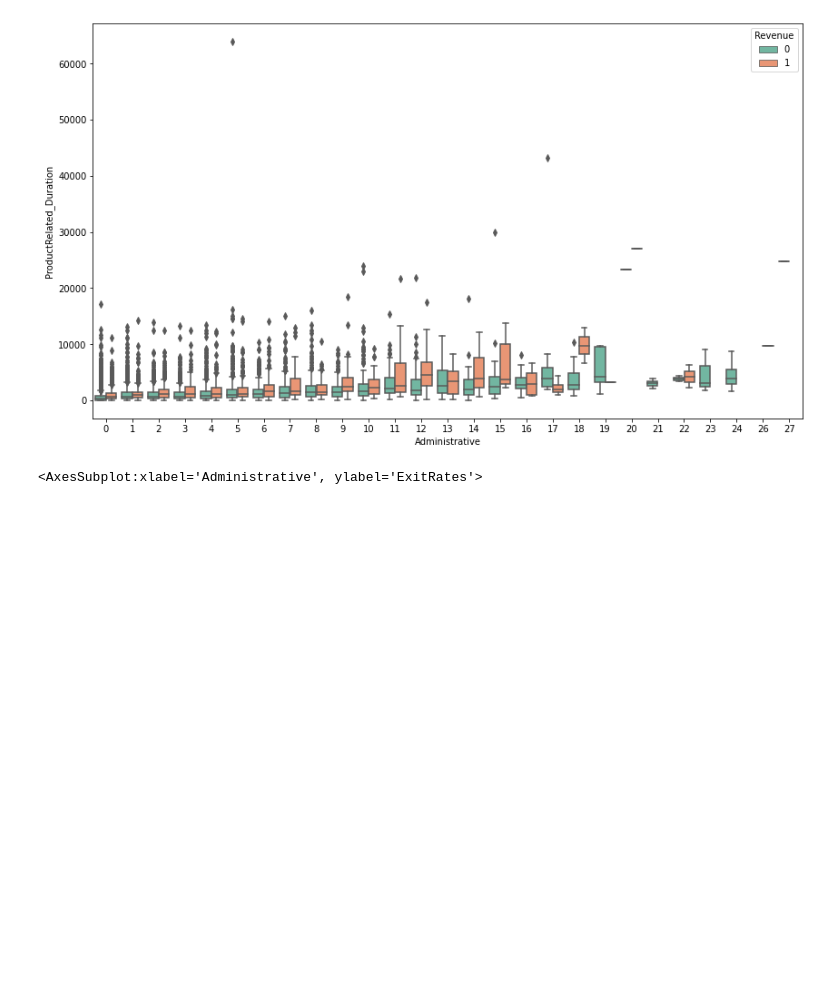
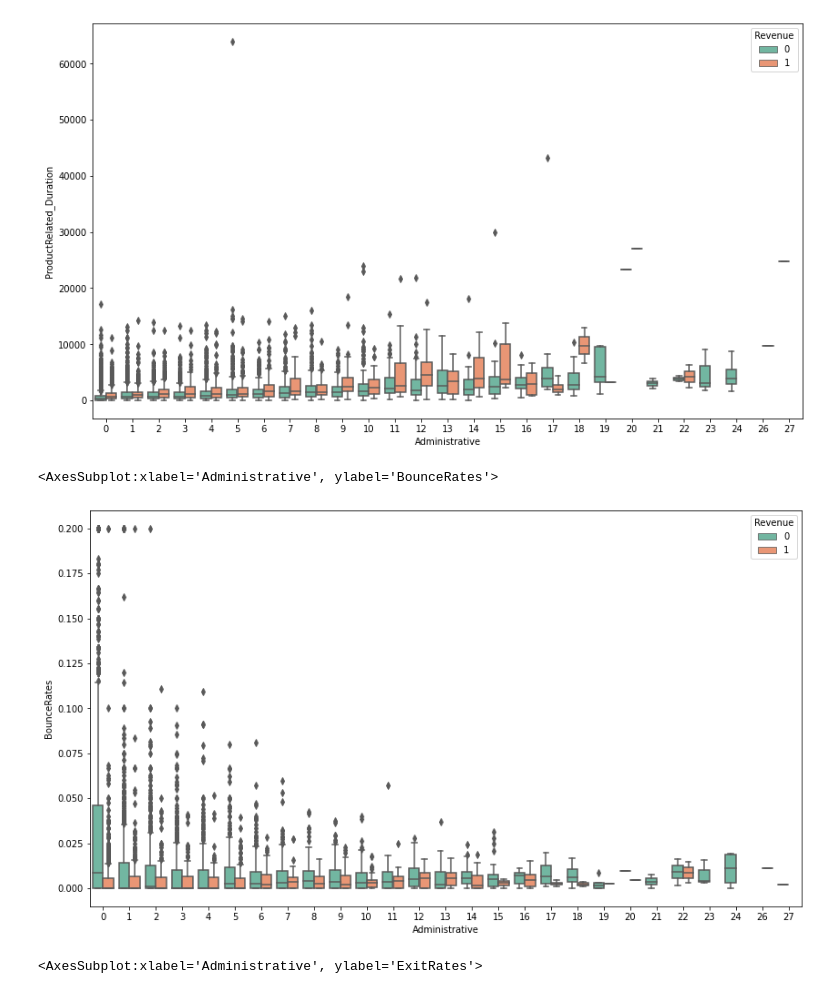
Before and after one commit to hmnguyen1067/E-Commerce-Revenue-Prediction, a Jupyter notebook: notebook.ipynb, the cells around one changed output. Saved outputs shown, nothing was run; the diff lists cells and outputs as text; code cells hidden in the pictures; blank space fills up the shorter version.

```diff
--- a/notebook.ipynb
+++ b/notebook.ipynb
@@ -269,6 +320,12 @@ sns.boxplot(data=fullData, x='Administrative', y='ProductRelated_Duration',
 # %% [output]
 <AxesSubplot:xlabel='Administrative', ylabel='ProductRelated_Duration'>
 [figure]
+# %%
+sns.boxplot(data=fullData, x='Administrative', y='BounceRates',
+            hue='Revenue', palette='Set2')
+# %% [output]
+<AxesSubplot:xlabel='Administrative', ylabel='BounceRates'>
+[figure, added]
 # %%
 sns.boxplot(data=fullData, x='Administrative', y='ExitRates',
             hue='Revenue', palette='Set2')
```
Also changed, not shown: parts of 22 cells of this notebook, 1 other file.
